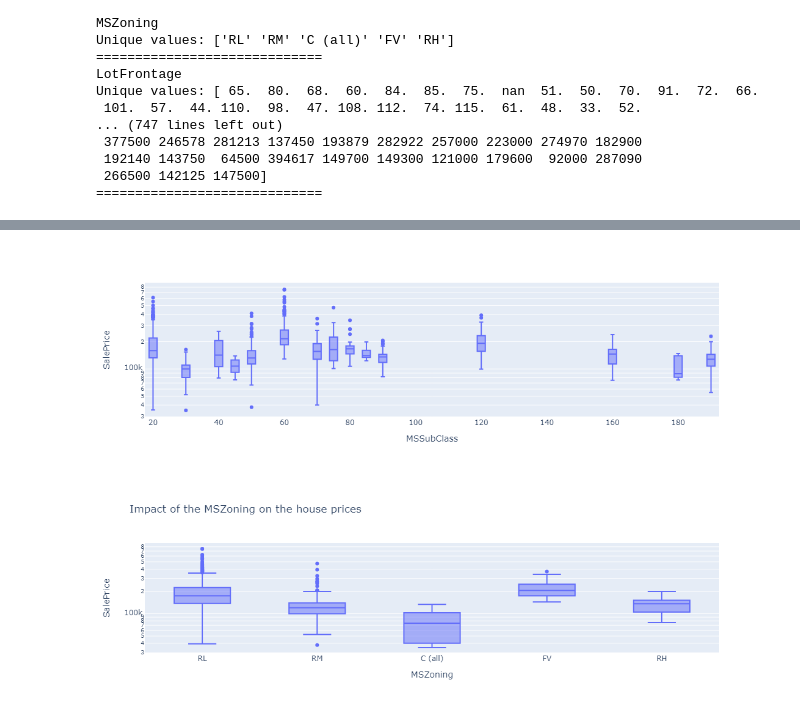
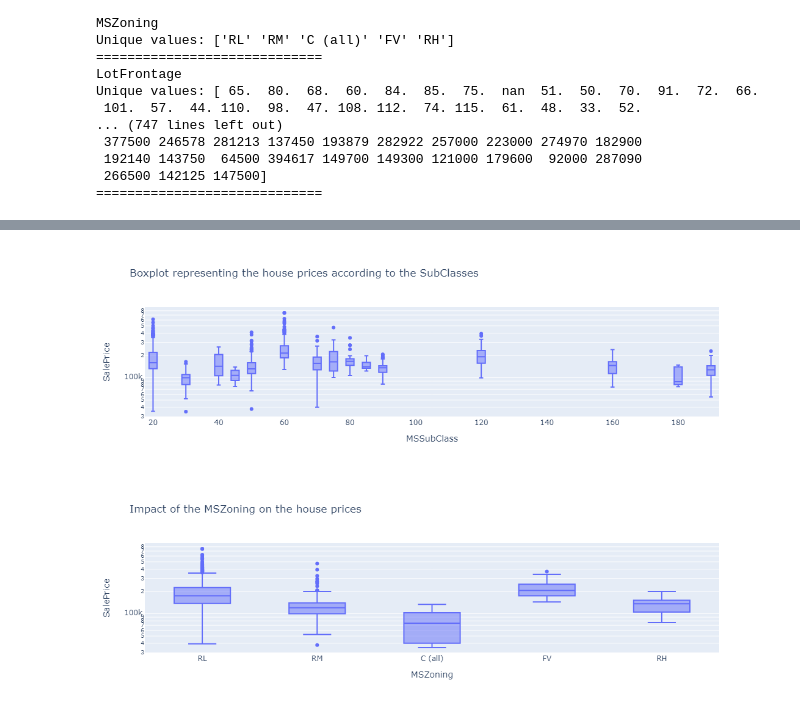
Before and after one commit to chloea31/machine_learning, a Jupyter notebook: notebooks/house_prices.ipynb, the cells around one changed output, grey strips where cells are left out. Saved outputs shown, nothing was run; the diff lists cells and outputs as text; code cells hidden in the pictures.

```diff
--- a/notebooks/house_prices.ipynb
+++ b/notebooks/house_prices.ipynb
@@ -116,8 +128,9 @@ Unique values: [ 65.  80.  68.  60.  84.  85.  75.  nan  51.  50.  70.  91.  72.
 # %%
-fig = px.box(train, x = "MSSubClass", y = "SalePrice", log_y = True)
+fig = px.box(train, x = "MSSubClass", y = "SalePrice", log_y = True,
+             title = "Boxplot representing the house prices according to the SubClasses")
 fig.show()
 # %% [output]
-[figure, old version]
+[figure, new version]
 # %%
 fig = px.box(train, x = "MSZoning", y = "SalePrice", title = "Impact of the MSZoning on the house prices", log_y=True)
 fig.show()
```
Also changed, not shown: parts of 3 cells of this notebook.
